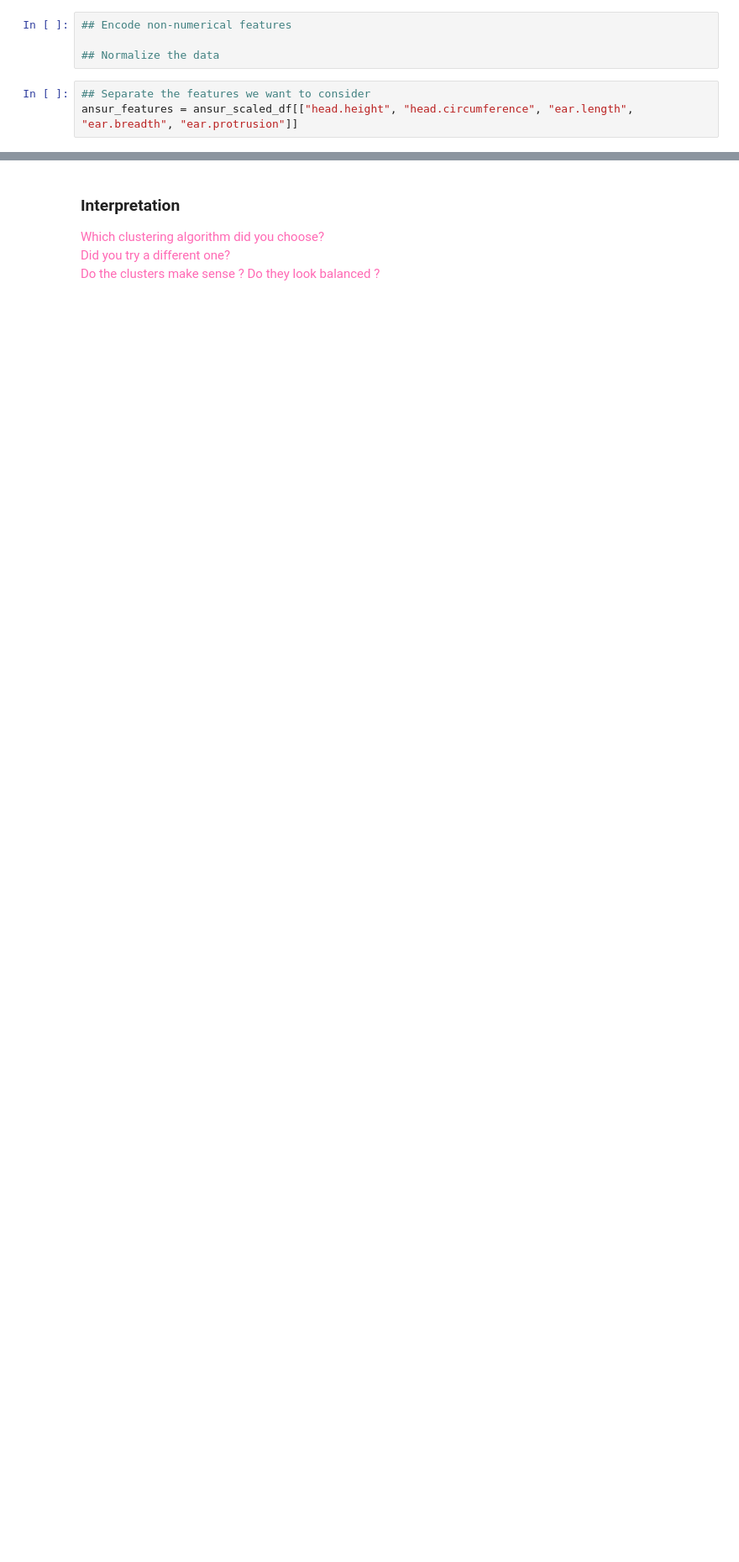
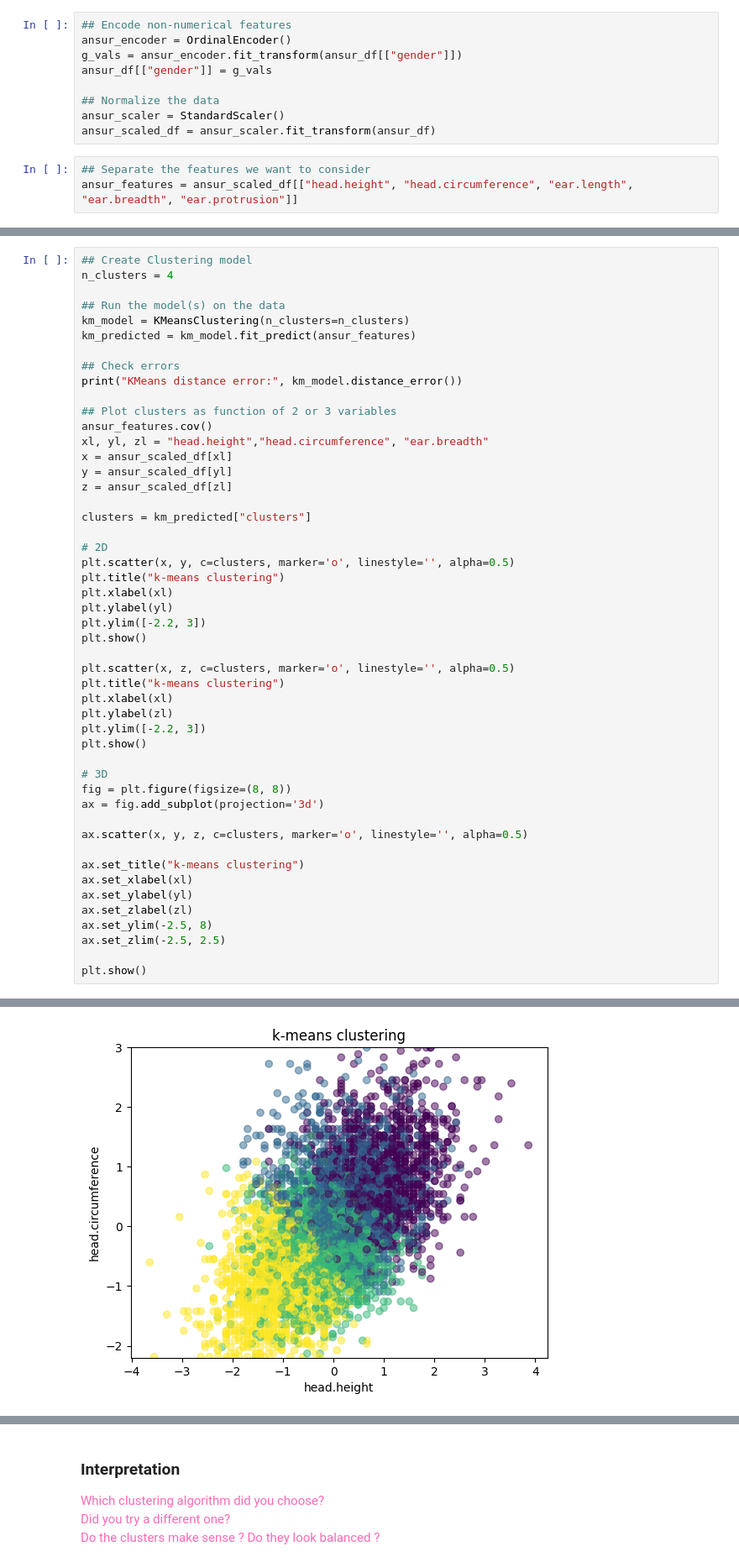
Before and after one commit to yiwang24idmmachinelearning/HW09, a Jupyter notebook: HW09.ipynb, the cells around one changed output, grey strips where cells are left out. Shown at 84% size. Drawn from its saved outputs; the diff is of its cells as text; blank space fills up the shorter version.

```diff
--- a/HW09.ipynb
+++ b/HW09.ipynb
@@ -67,8 +95,13 @@ We can follow similar steps to regression to create a clustering model that uses
 For step $5$, it's fine to just pick an algorithm ahead of time to see what happens, but feel free to experiment and plot results for multiple clustering methods.
 # %%
 ## Encode non-numerical features
+ansur_encoder = OrdinalEncoder()
+g_vals = ansur_encoder.fit_transform(ansur_df[["gender"]])
+ansur_df[["gender"]] = g_vals
 
 ## Normalize the data
+ansur_scaler = StandardScaler()
+ansur_scaled_df = ansur_scaler.fit_transform(ansur_df)
 # %%
 ## Separate the features we want to consider
 ansur_features = ansur_scaled_df[["head.height", "head.circumference", "ear.length", "ear.breadth", "ear.protrusion"]]
@@ -82,0 +108,50 @@ ansur_features = ansur_scaled_df[["head.height", "head.circumference", "ear.leng
+# %%
+## Create Clustering model
+n_clusters = 4
+
+## Run the model(s) on the data
+km_model = KMeansClustering(n_clusters=n_clusters)
+km_predicted = km_model.fit_predict(ansur_features)
+
+## Check errors
+print("KMeans distance error:", km_model.distance_error())
+
+## Plot clusters as function of 2 or 3 variables
+ansur_features.cov()
+xl, yl, zl = "head.height","head.circumference", "ear.breadth"
+x = ansur_scaled_df[xl]
+y = ansur_scaled_df[yl]
+z = ansur_scaled_df[zl]
+
+clusters = km_predicted["clusters"]
+
+# 2D
+plt.scatter(x, y, c=clusters, marker='o', linestyle='', alpha=0.5)
+plt.title("k-means clustering")
+plt.xlabel(xl)
+plt.ylabel(yl)
+plt.ylim([-2.2, 3])
+plt.show()
+
+plt.scatter(x, z, c=clusters, marker='o', linestyle='', alpha=0.5)
+plt.title("k-means clustering")
+plt.xlabel(xl)
+plt.ylabel(zl)
+plt.ylim([-2.2, 3])
+plt.show()
+
+# 3D
+fig = plt.figure(figsize=(8, 8))
+ax = fig.add_subplot(projection='3d')
+
+ax.scatter(x, y, z, c=clusters, marker='o', linestyle='', alpha=0.5)
+
+ax.set_title("k-means clustering")
+ax.set_xlabel(xl)
+ax.set_ylabel(yl)
+ax.set_zlabel(zl)
+ax.set_ylim(-2.5, 8)
+ax.set_zlim(-2.5, 2.5)
+
+plt.show()
+# %% [output]
@@ -82,0 +159 @@ ansur_features = ansur_scaled_df[["head.height", "head.circumference", "ear.leng
+[figure, added]
```
Also changed, not shown: parts of 9 cells of this notebook.
